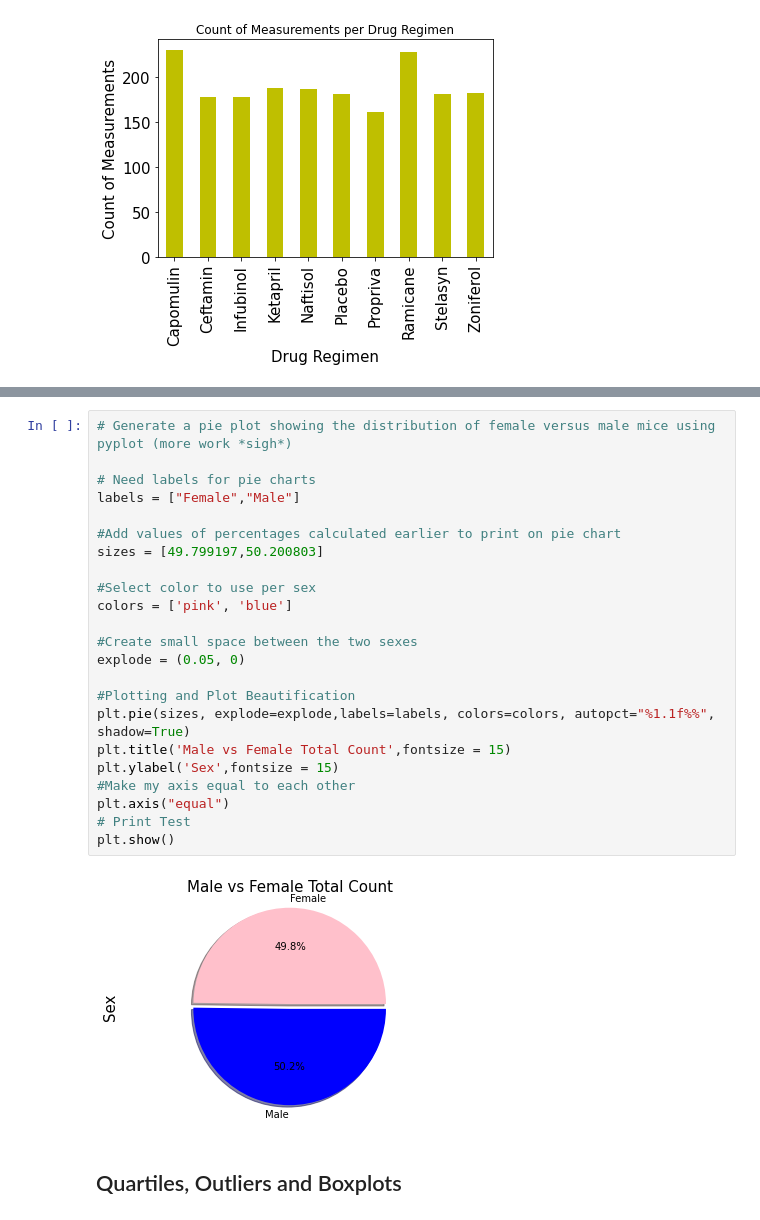
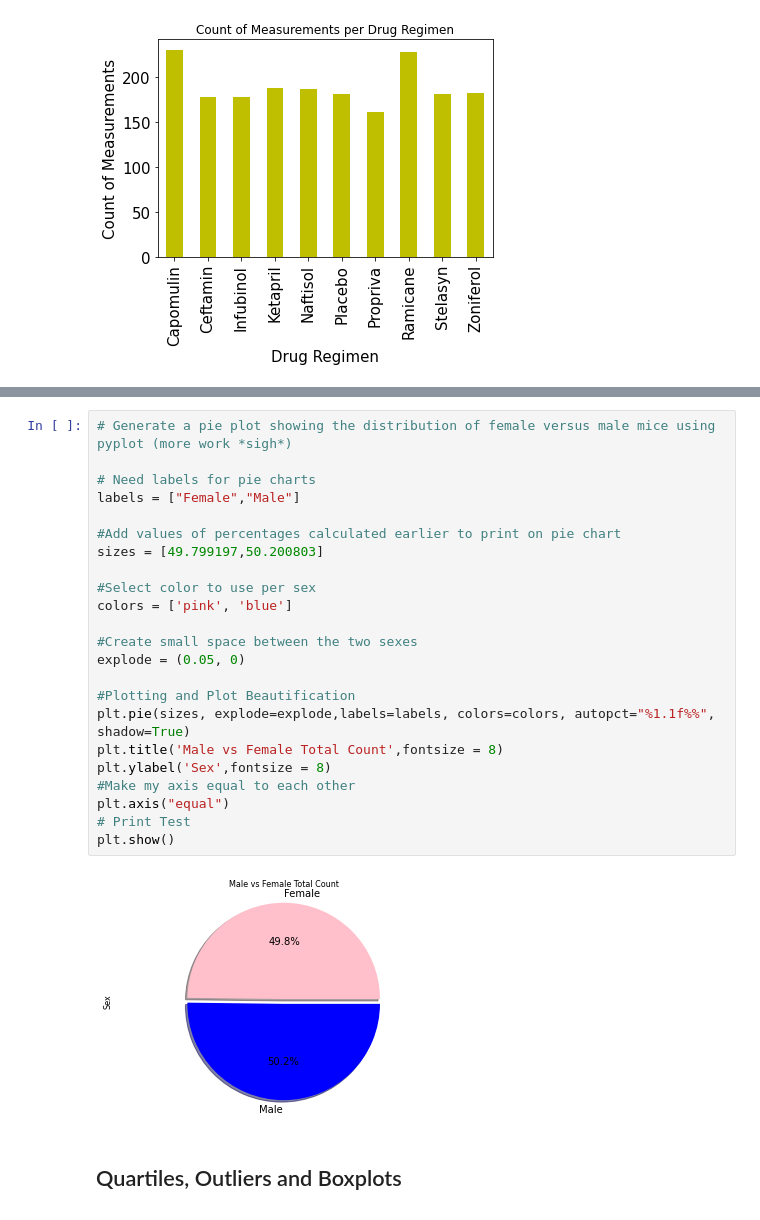
Before and after one commit to cperrault14/Matplotlib--Challenge, a Jupyter notebook: Pymaceuticals/pymaceuticals_starter.ipynb, the cells around one changed output, grey strips where cells are left out. Drawn from its saved outputs; the diff is of its cells as text.

```diff
--- a/Pymaceuticals/pymaceuticals_starter.ipynb
+++ b/Pymaceuticals/pymaceuticals_starter.ipynb
@@ -248,28 +248,28 @@ plt.show()
 # %%
 # Generate a pie plot showing the distribution of female versus male mice using pyplot (more work *sigh*)
 
 # Need labels for pie charts
 labels = ["Female","Male"]
 
 #Add values of percentages calculated earlier to print on pie chart
 sizes = [49.799197,50.200803]
 
 #Select color to use per sex
 colors = ['pink', 'blue']
 
 #Create small space between the two sexes
 explode = (0.05, 0)
 
 #Plotting and Plot Beautification
 plt.pie(sizes, explode=explode,labels=labels, colors=colors, autopct="%1.1f%%", shadow=True)
-plt.title('Male vs Female Total Count',fontsize = 15)
-plt.ylabel('Sex',fontsize = 15)
+plt.title('Male vs Female Total Count',fontsize = 8)
+plt.ylabel('Sex',fontsize = 8)
 #Make my axis equal to each other
 plt.axis("equal")
 # Print Test
 plt.show()
 # %% [output]
-[figure, old version]
+[figure, new version]
 # %% [markdown]
 ## Quartiles, Outliers and Boxplots
 # %%
```
Also changed, not shown: parts of 6 cells of this notebook.
